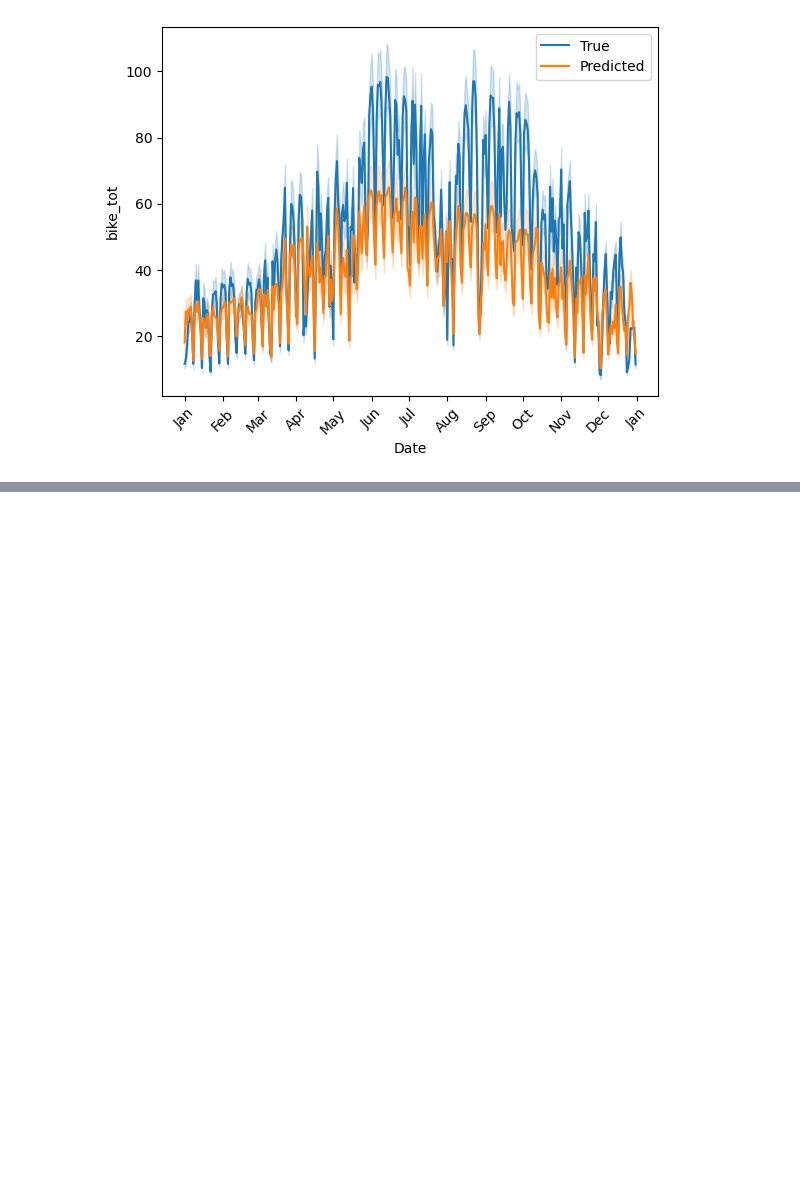
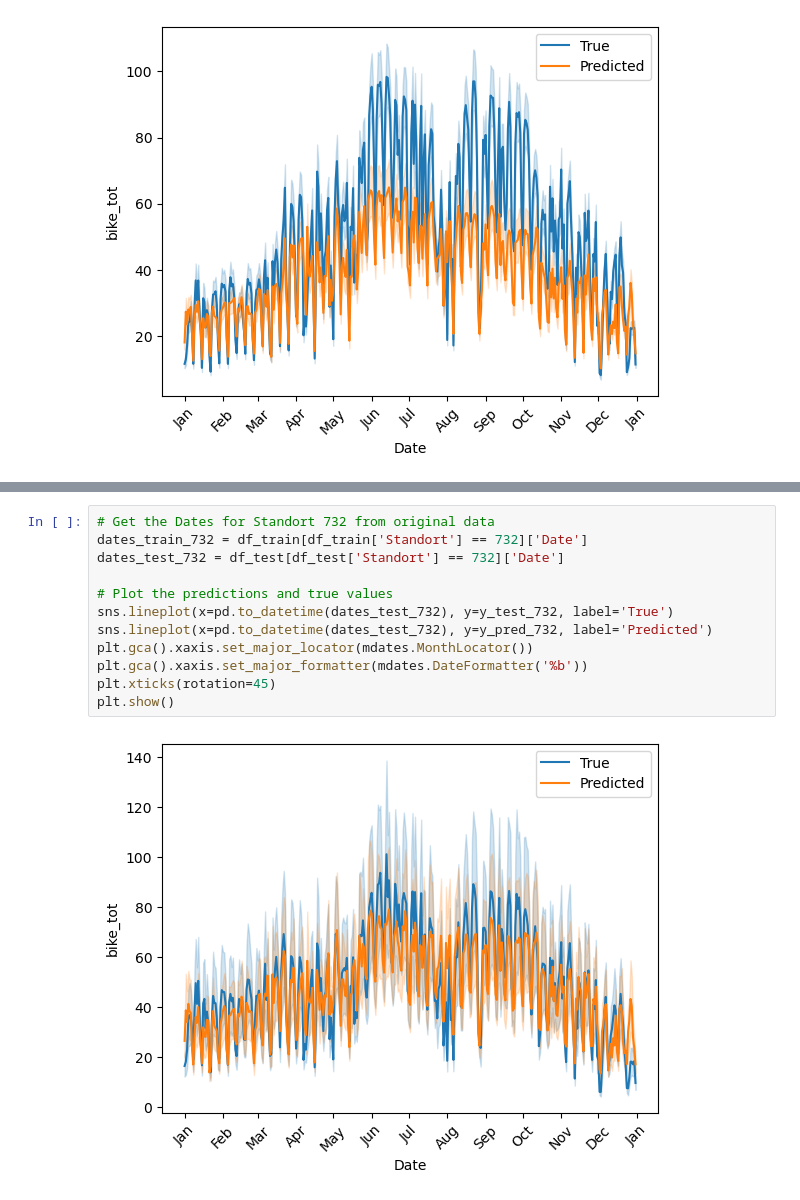
Before and after one commit to Phipsi/esc403, a Jupyter notebook: src/RF/RF_20-23.ipynb, the cells around one changed output, grey strips where cells are left out. Drawn from its saved outputs; the diff is of its cells as text; blank space fills up the shorter version.

```diff
--- a/src/RF/RF_20-23.ipynb
+++ b/src/RF/RF_20-23.ipynb
@@ -110,0 +182,14 @@ plt.show()
+# %%
+# Get the Dates for Standort 732 from original data
+dates_train_732 = df_train[df_train['Standort'] == 732]['Date']
+dates_test_732 = df_test[df_test['Standort'] == 732]['Date']
+
+# Plot the predictions and true values
+sns.lineplot(x=pd.to_datetime(dates_test_732), y=y_test_732, label='True')
+sns.lineplot(x=pd.to_datetime(dates_test_732), y=y_pred_732, label='Predicted')
+plt.gca().xaxis.set_major_locator(mdates.MonthLocator())
+plt.gca().xaxis.set_major_formatter(mdates.DateFormatter('%b'))
+plt.xticks(rotation=45)
+plt.show()
+# %% [output]
+[figure, added]
```
Also changed, not shown: parts of 18 cells of this notebook.
